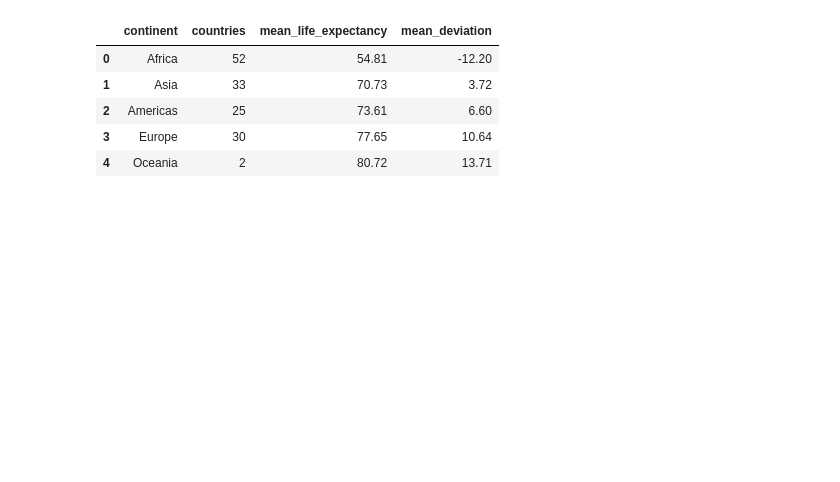
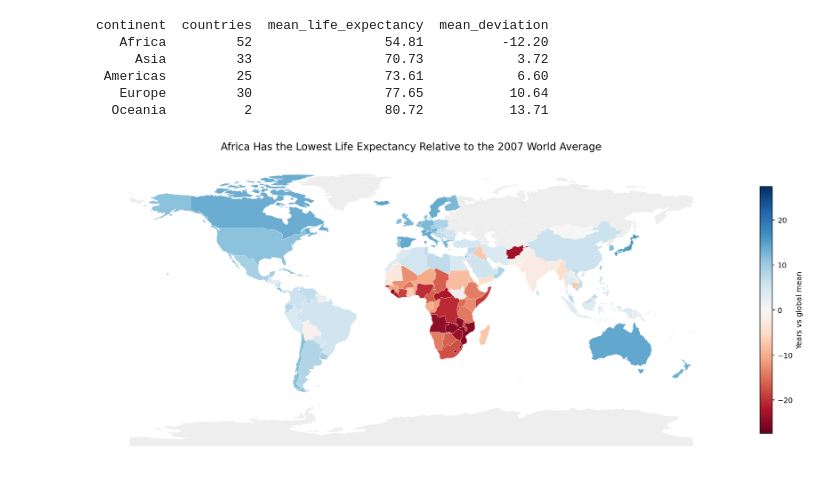
Before and after one commit to Sayankrdutta07/dataviz-exercises-sayankrdutta, a Jupyter notebook: week6/lecture06_exercise.ipynb, the cells around one changed output. Saved outputs shown, nothing was run; the diff lists cells and outputs as text; code cells hidden in the pictures; blank space fills up the shorter version.

```diff
--- a/week6/lecture06_exercise.ipynb
+++ b/week6/lecture06_exercise.ipynb
@@ -2,7 +2,7 @@
 import pandas as pd
 import plotly.express as px
 from pathlib import Path
-from IPython.display import display
+from IPython.display import display, Image
 
 gm = px.data.gapminder()
 gm_2007 = gm[gm["year"] == 2007].copy()
@@ -24,6 +24,8 @@ continent_summary = (
 
 lowest_continent = continent_summary.iloc[0]["continent"]
 
+# px.choropleth is used because the comparison is country-level and does not require map tiles.
+# RdBu is a diverging scale centred at zero because deviations can be above or below the world mean.
 fig1 = px.choropleth(
     gm_2007,
     locations="iso_alpha",
@@ -35,43 +37,45 @@ fig1 = px.choropleth(
     hover_data={
         "lifeExp": ":.1f",
         "lifeExp_deviation": ":+.1f",
         "iso_alpha": False
     },
     labels={
         "lifeExp": "Life expectancy (years)",
         "lifeExp_deviation": "Deviation from global mean (years)"
     },
-    title=f"{lowest_continent}: lowest life expectancy relative to the 2007 world mean",
-    height=600
+    title=f"{lowest_continent} Has the Lowest Life Expectancy Relative to the 2007 World Average",
+    height=620
 )
 
 fig1.update_layout(
     title_x=0.5,
     title_font_size=17,
     geo=dict(showframe=False),
-    margin=dict(l=10, r=10, t=85, b=10),
+    margin=dict(l=10, r=10, t=95, b=10),
     coloraxis_colorbar=dict(title="Years vs global mean")
 )
 
 display(continent_summary)
 
 figures_dir = Path("../figures")
 figures_dir.mkdir(parents=True, exist_ok=True)
 
 fig1.write_html(
-    figures_dir / "task1_world_life_expectancy.html",
+    figures_dir / "task1_world_interactive.html",
     include_plotlyjs=True,
     full_html=True
 )
 
+display(Image(filename=str(figures_dir / "task1_world_choropleth.png")))
 fig1.show()
 # %% [output]
-|  | continent | countries | mean_life_expectancy | mean_deviation |
-| 0 | Africa | 52 | 54.81 | -12.20 |
-| 1 | Asia | 33 | 70.73 | 3.72 |
-| 2 | Americas | 25 | 73.61 | 6.60 |
-| 3 | Europe | 30 | 77.65 | 10.64 |
-| 4 | Oceania | 2 | 80.72 | 13.71 |
+continent  countries  mean_life_expectancy  mean_deviation
+   Africa         52                 54.81          -12.20
+     Asia         33                 70.73            3.72
+ Americas         25                 73.61            6.60
+   Europe         30                 77.65           10.64
+  Oceania          2                 80.72           13.71
+[figure, added]
 # %%
 import pandas as pd
 import plotly.express as px
```
Also changed, not shown: parts of 1 cell of this notebook.
